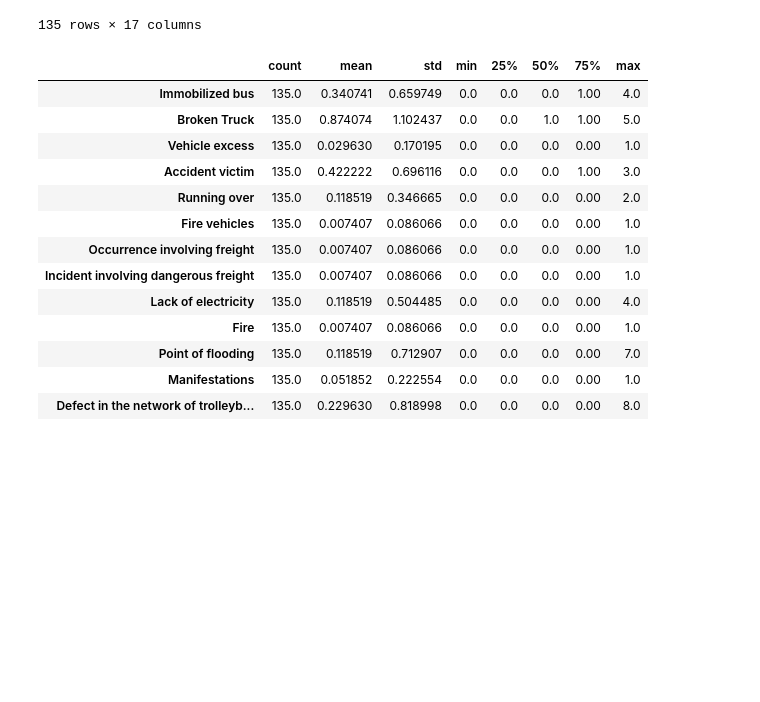
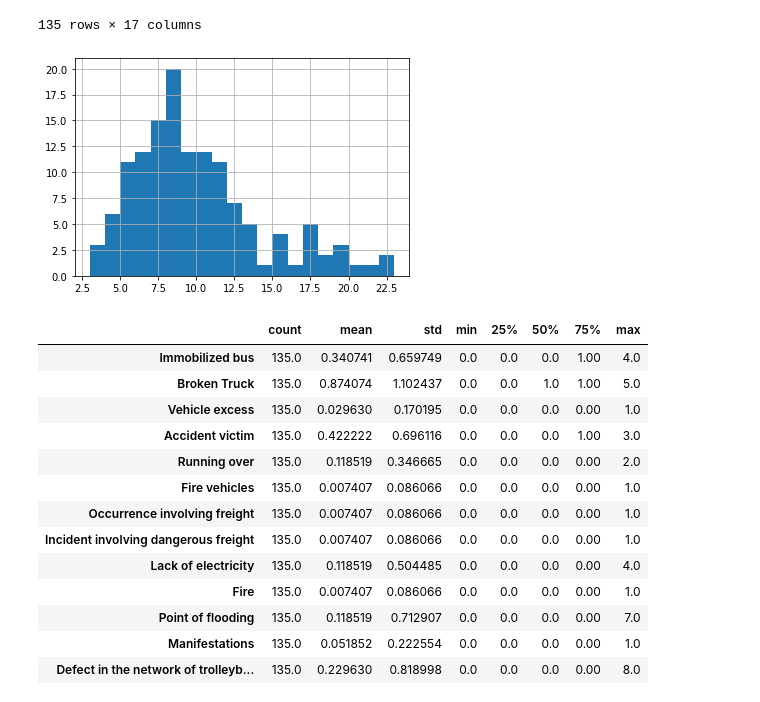
Before and after one commit to sierraporta/data_science_course_UTB, a Jupyter notebook: Clase7/Regresiones_ML.ipynb, the cells around one changed output. Drawn from its saved outputs; the diff is of its cells as text; code cells hidden in the pictures; blank space fills up the shorter version.

```diff
--- a/Clase7/Regresiones_ML.ipynb
+++ b/Clase7/Regresiones_ML.ipynb
@@ -36,6 +36,11 @@ data
 | 133 | 0 | 4 | 0 | 0 | 0 | 0 | ... |
 | 134 | 0 | 0 | 0 | 0 | 0 | 0 | ... |
 135 rows × 17 columns
+# %%
+data["Slowness in traffic (%)"].hist(bins=np.arange(3,24,1))
+plt.show()
+# %% [output]
+[figure, added]
 # %%
 data.describe().T
 # %% [output]
```
Also changed, not shown: parts of 15 cells of this notebook, 1 other file.
